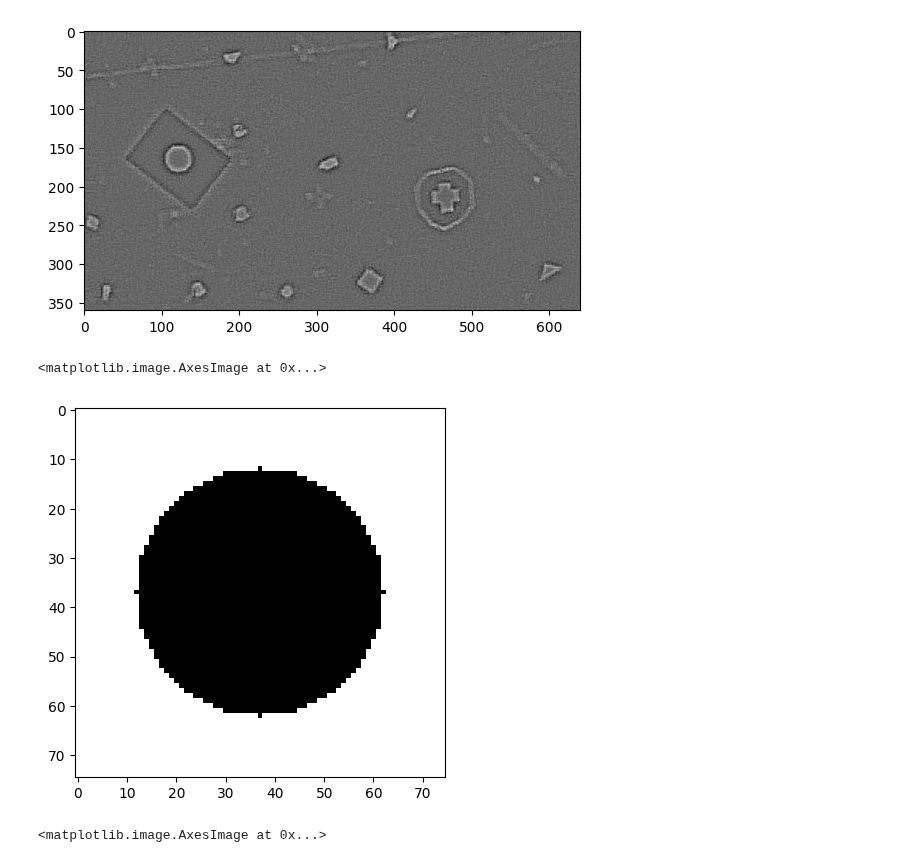
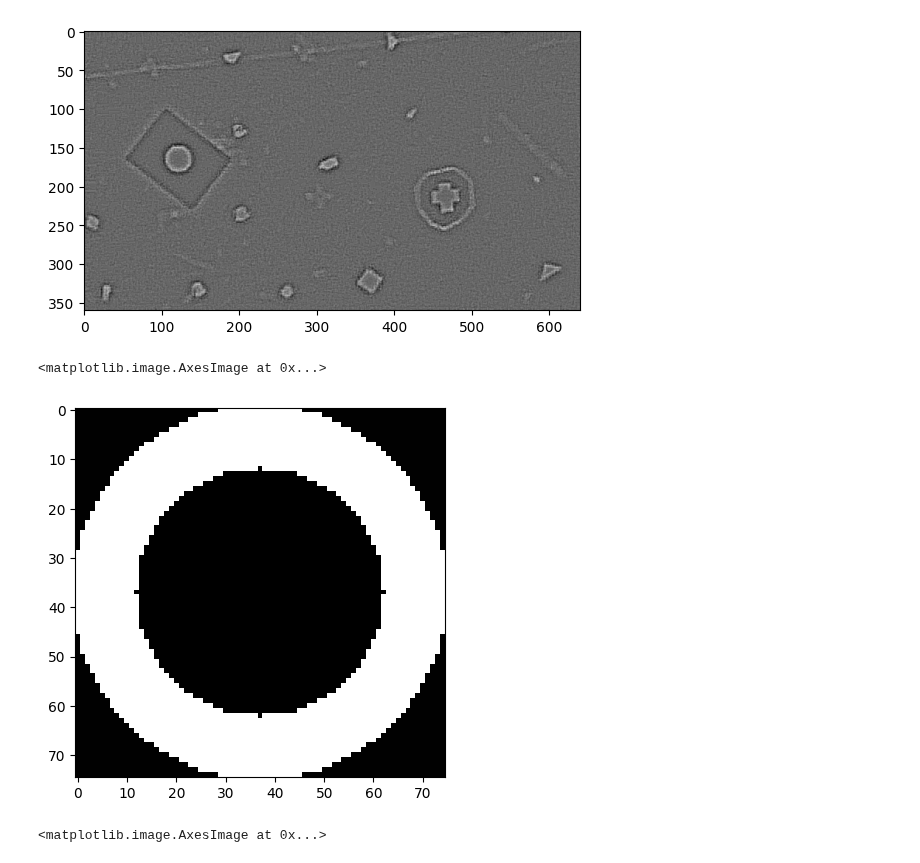
Before and after one commit to jclundy/aer1217_labs, a Jupyter notebook: lab3/lab3-notebook.ipynb, the cells around one changed output. Saved outputs shown, nothing was run; the diff lists cells and outputs as text; code cells hidden in the pictures.

Commit message:
tests out open cvs template match

```diff
--- a/lab3/lab3-notebook.ipynb
+++ b/lab3/lab3-notebook.ipynb
@@ -49,11 +49,12 @@ plt.imshow(filtered_LoG, cmap='gray')
 # %%
 blank = np.ones((75,75), np.float64)
 # cv.circle(	img, center, radius, color[, thickness[, lineType[, shift]]]	) -> 	img
-circle_template = cv.circle(blank,(37,37),25 , 0, -1)
+circle_template_0 = cv.circle(blank,(37,37),np.round(75/2).astype(np.uint8) , 255, -1)
+circle_template = cv.circle(circle_template_0,(37,37),25 , 0, -1)
 plt.imshow(circle_template, cmap='gray')
 # %% [output]
 <matplotlib.image.AxesImage at 0x...>
-[figure, old version]
+[figure, new version]
 # %%
 #dst = cv.filter2D(src, ddepth, kernel, anchor=(-1, -1), delta=0, borderType=cv.BORDER_DEFAULT)
 blurred_float = blurred/255.0
```
Also changed, not shown: parts of 7 cells of this notebook.
